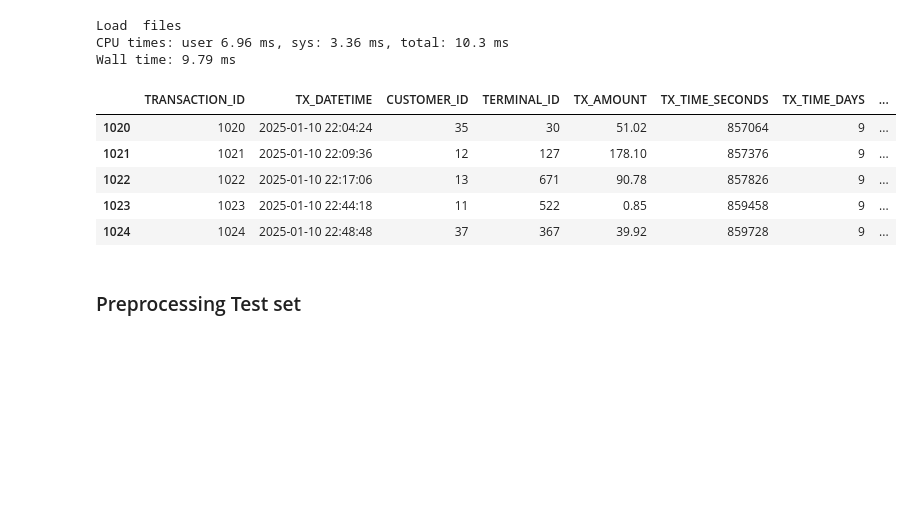
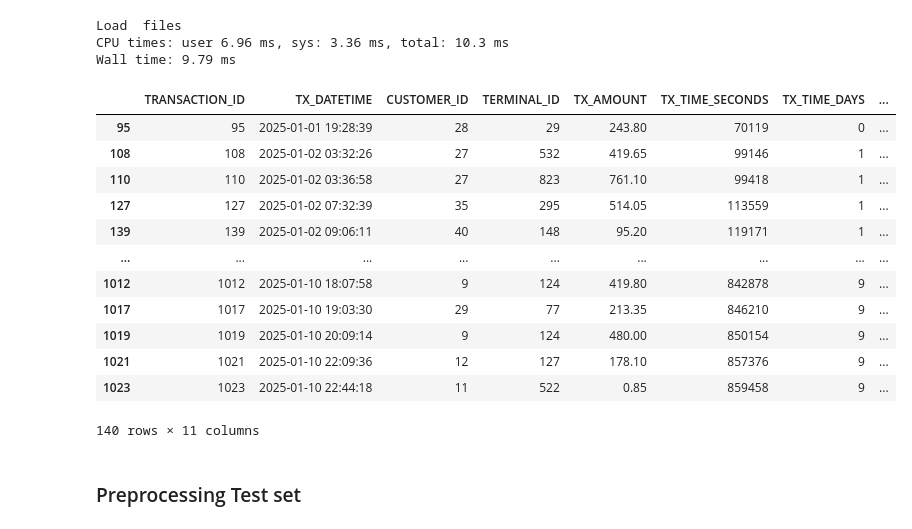
Before and after one commit to networks-security/financial-fraud-detection, a Jupyter notebook: ml_pipeline/notebooks/4_test_super_learner_model.ipynb, the cells around one changed output. Drawn from its saved outputs; the diff is of its cells as text; code cells hidden in the pictures; blank space fills up the shorter version.

```diff
--- a/ml_pipeline/notebooks/4_test_super_learner_model.ipynb
+++ b/ml_pipeline/notebooks/4_test_super_learner_model.ipynb
@@ -54,14 +54,21 @@ Load  files
 CPU times: user 6.96 ms, sys: 3.36 ms, total: 10.3 ms
 Wall time: 9.79 ms
 # %%
-raw_test_transactions_df.tail()
+raw_test_transactions_df[raw_test_transactions_df['TX_FRAUD'] == 1]
 # %% [output]
 |  | TRANSACTION_ID | TX_DATETIME | CUSTOMER_ID | TERMINAL_ID | TX_AMOUNT | TX_TIME_SECONDS | TX_TIME_DAYS | ... |
-| 1020 | 1020 | 2025-01-10 22:04:24 | 35 | 30 | 51.02 | 857064 | 9 | ... |
+| 95 | 95 | 2025-01-01 19:28:39 | 28 | 29 | 243.80 | 70119 | 0 | ... |
+| 108 | 108 | 2025-01-02 03:32:26 | 27 | 532 | 419.65 | 99146 | 1 | ... |
+| 110 | 110 | 2025-01-02 03:36:58 | 27 | 823 | 761.10 | 99418 | 1 | ... |
+| 127 | 127 | 2025-01-02 07:32:39 | 35 | 295 | 514.05 | 113559 | 1 | ... |
+| 139 | 139 | 2025-01-02 09:06:11 | 40 | 148 | 95.20 | 119171 | 1 | ... |
+| ... | ... | ... | ... | ... | ... | ... | ... | ... |
+| 1012 | 1012 | 2025-01-10 18:07:58 | 9 | 124 | 419.80 | 842878 | 9 | ... |
+| 1017 | 1017 | 2025-01-10 19:03:30 | 29 | 77 | 213.35 | 846210 | 9 | ... |
+| 1019 | 1019 | 2025-01-10 20:09:14 | 9 | 124 | 480.00 | 850154 | 9 | ... |
 | 1021 | 1021 | 2025-01-10 22:09:36 | 12 | 127 | 178.10 | 857376 | 9 | ... |
-| 1022 | 1022 | 2025-01-10 22:17:06 | 13 | 671 | 90.78 | 857826 | 9 | ... |
 | 1023 | 1023 | 2025-01-10 22:44:18 | 11 | 522 | 0.85 | 859458 | 9 | ... |
-| 1024 | 1024 | 2025-01-10 22:48:48 | 37 | 367 | 39.92 | 859728 | 9 | ... |
+140 rows × 11 columns
 # %% [markdown]
 ### Preprocessing Test set
 # %%
```
